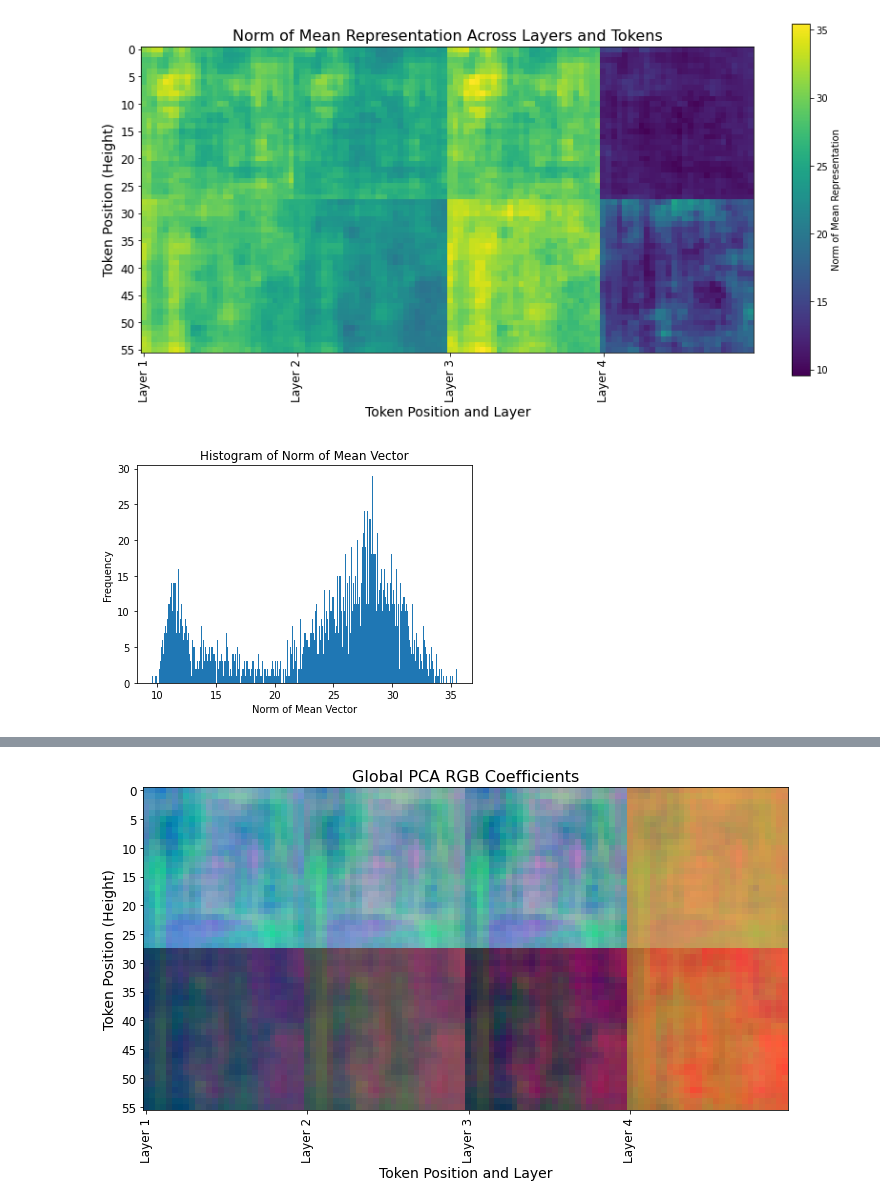
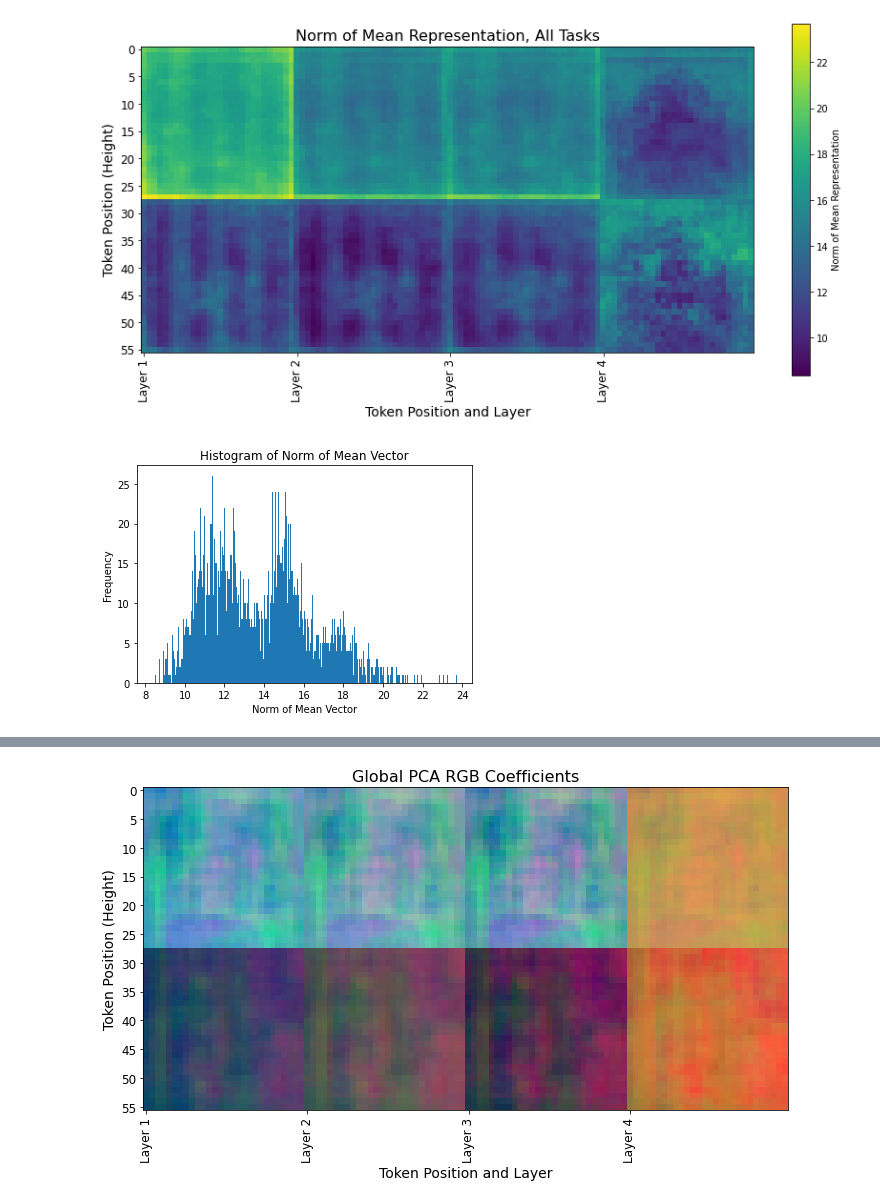
Before and after one commit to alhojel/Painter, a Jupyter notebook: Painter/analyze_representations.ipynb, the cells around one changed output, grey strips where cells are left out. Saved outputs shown, nothing was run; the diff lists cells and outputs as text; code cells hidden in the pictures.

```diff
--- a/Painter/analyze_representations.ipynb
+++ b/Painter/analyze_representations.ipynb
@@ -28,7 +30,4 @@ from sklearn.decomposition import PCA
 # %%
-import pickle
-import torch
-
 pickle_file_path = "eval.pkl"
 
 records = []
@@ -41,3 +40,10 @@ try:
 except EOFError:
     # EOFError is raised when pickle reaches the end of the file
     pass
+
+
+def flatten_recs(records):
+    flat_recs = []
+    for rec in records:
+        flat_recs.extend(rec)
+    return flat_recs
@@ -54,0 +57,2 @@ filtered_df
+# %%
+records = flatten_recs(records)
@@ -267,0 +250,2 @@ gc.collect()
+# %%
+records = torch.stack([a.detach() for a in recordsdf[0]])
@@ -275,10 +263,10 @@ plot_histogram("Histogram of Norm MSE", norm_mse_matrix, "Norm MSE", log=True)
 # %%
 norm_mean_matrix = reshape_layers(calculate_norm_mean(records).cpu())
-plot_metric('Norm of Mean Representation Across Layers and Tokens', norm_mean_matrix, 'Norm of Mean Representation')
+plot_metric('Norm of Mean Representation, All Tasks', norm_mean_matrix, 'Norm of Mean Representation')
 plot_histogram("Histogram of Norm of Mean Vector", norm_mean_matrix, "Norm of Mean Vector")
 # %% [output]
-[figure, old version]
+[figure, new version]
-[figure, old version]
+[figure, new version]
 # %%
 avg_mse_matrix = reshape_layers(calculate_avg_mse(records).cpu())
 plot_metric('Element-wise Average MSE Across Layers and Tokens', avg_mse_matrix, 'Avg Mean Squared Error')
```
Also changed, not shown: parts of 27 cells of this notebook.
